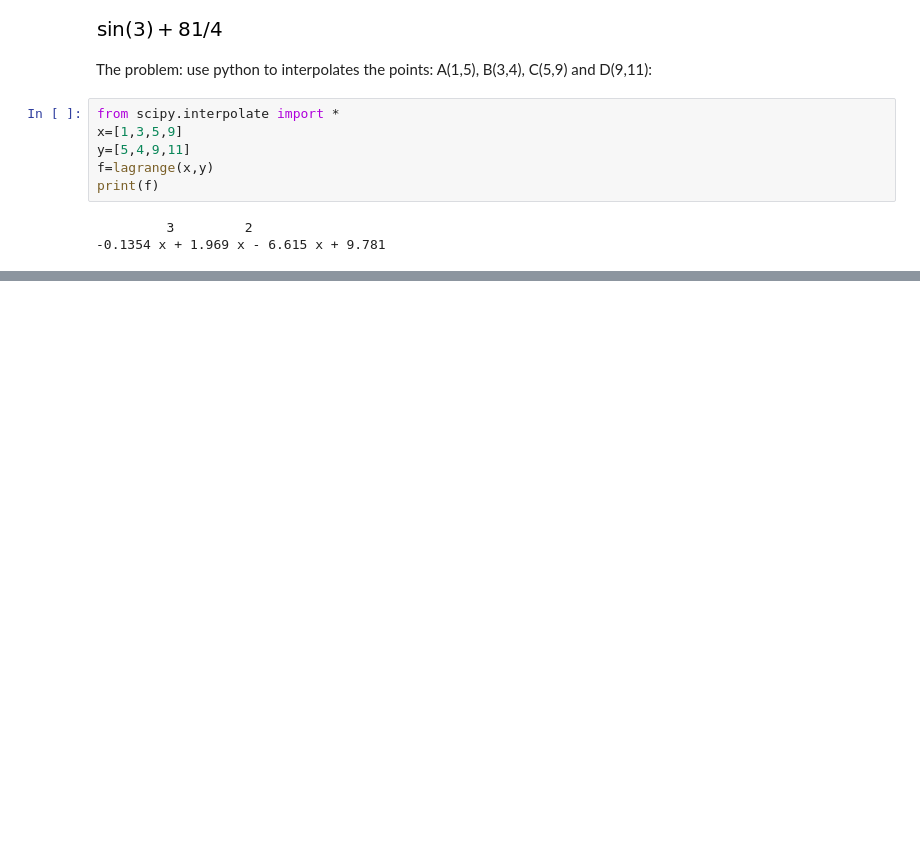
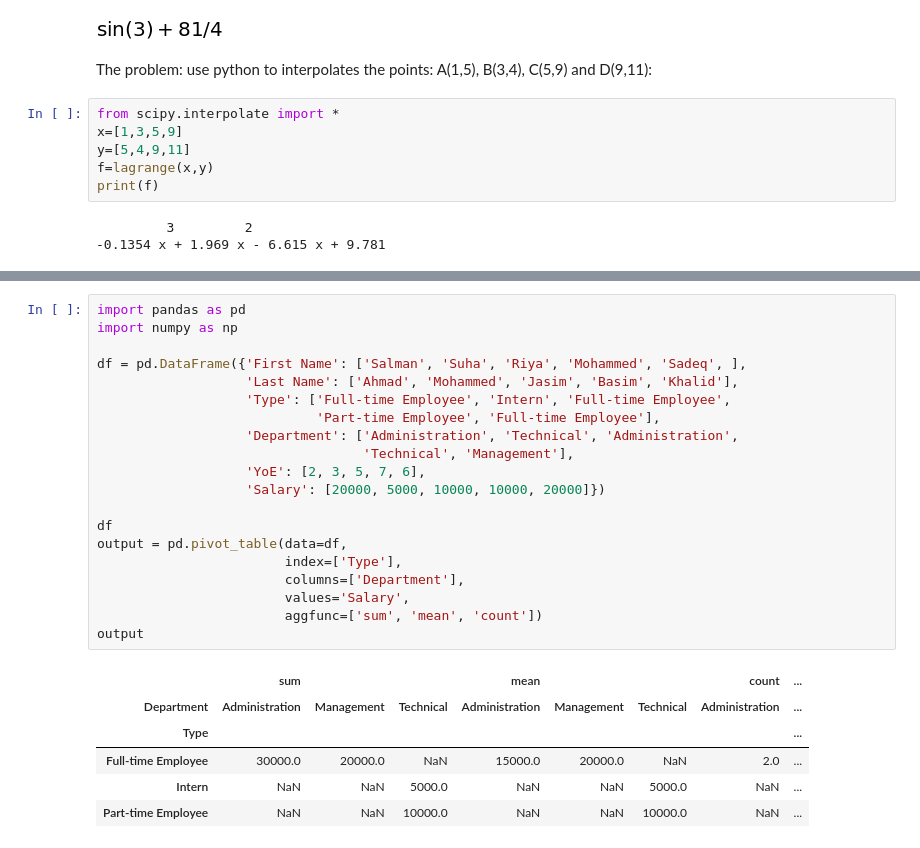
Before and after one commit to ayedsalman/Intro-to-Python, a Jupyter notebook: Data_Engineering_1.ipynb, the cells around one changed output, grey strips where cells are left out. Cells and saved outputs as stored; diff of their text form; blank space fills up the shorter version.

```diff
--- a/Data_Engineering_1.ipynb
+++ b/Data_Engineering_1.ipynb
@@ -105,0 +627,27 @@ print(f)
+# %%
+import pandas as pd
+import numpy as np
+
+df = pd.DataFrame({'First Name': ['Salman', 'Suha', 'Riya', 'Mohammed', 'Sadeq', ],
+                   'Last Name': ['Ahmad', 'Mohammed', 'Jasim', 'Basim', 'Khalid'],
+                   'Type': ['Full-time Employee', 'Intern', 'Full-time Employee',
+                            'Part-time Employee', 'Full-time Employee'],
+                   'Department': ['Administration', 'Technical', 'Administration',
+                                  'Technical', 'Management'],
+                   'YoE': [2, 3, 5, 7, 6],
+                   'Salary': [20000, 5000, 10000, 10000, 20000]})
+
+df
+output = pd.pivot_table(data=df,
+                        index=['Type'],
+                        columns=['Department'],
+                        values='Salary',
+                        aggfunc=['sum', 'mean', 'count'])
+output
+# %% [output]
+|  | sum |  |  | mean |  |  | count | ... |
+| Department | Administration | Management | Technical | Administration | Management | Technical | Administration | ... |
+| Type |  |  |  |  |  |  |  | ... |
+| Full-time Employee | 30000.0 | 20000.0 | NaN | 15000.0 | 20000.0 | NaN | 2.0 | ... |
+| Intern | NaN | NaN | 5000.0 | NaN | NaN | 5000.0 | NaN | ... |
+| Part-time Employee | NaN | NaN | 10000.0 | NaN | NaN | 10000.0 | NaN | ... |
```
Also changed, not shown: parts of 45 cells of this notebook.
